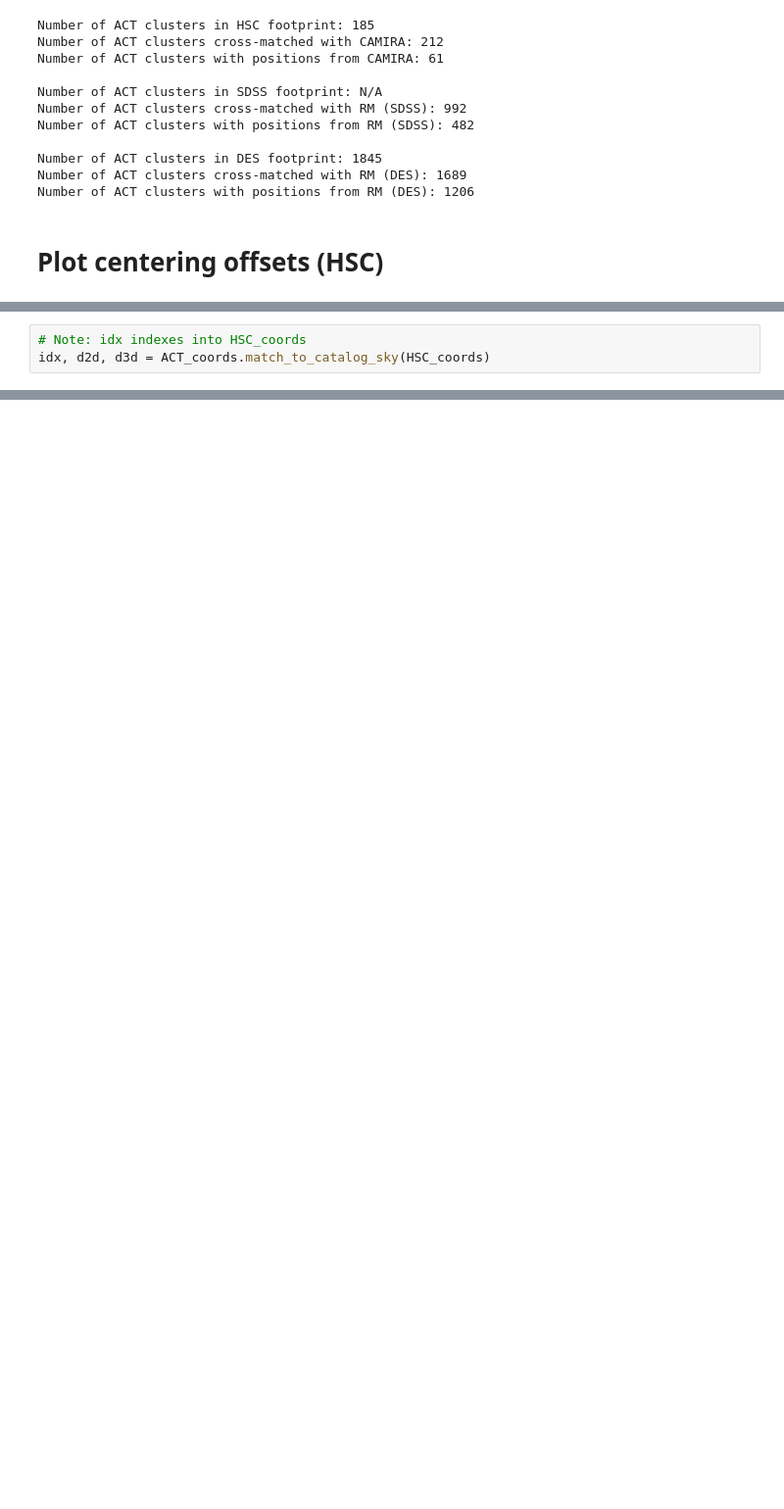
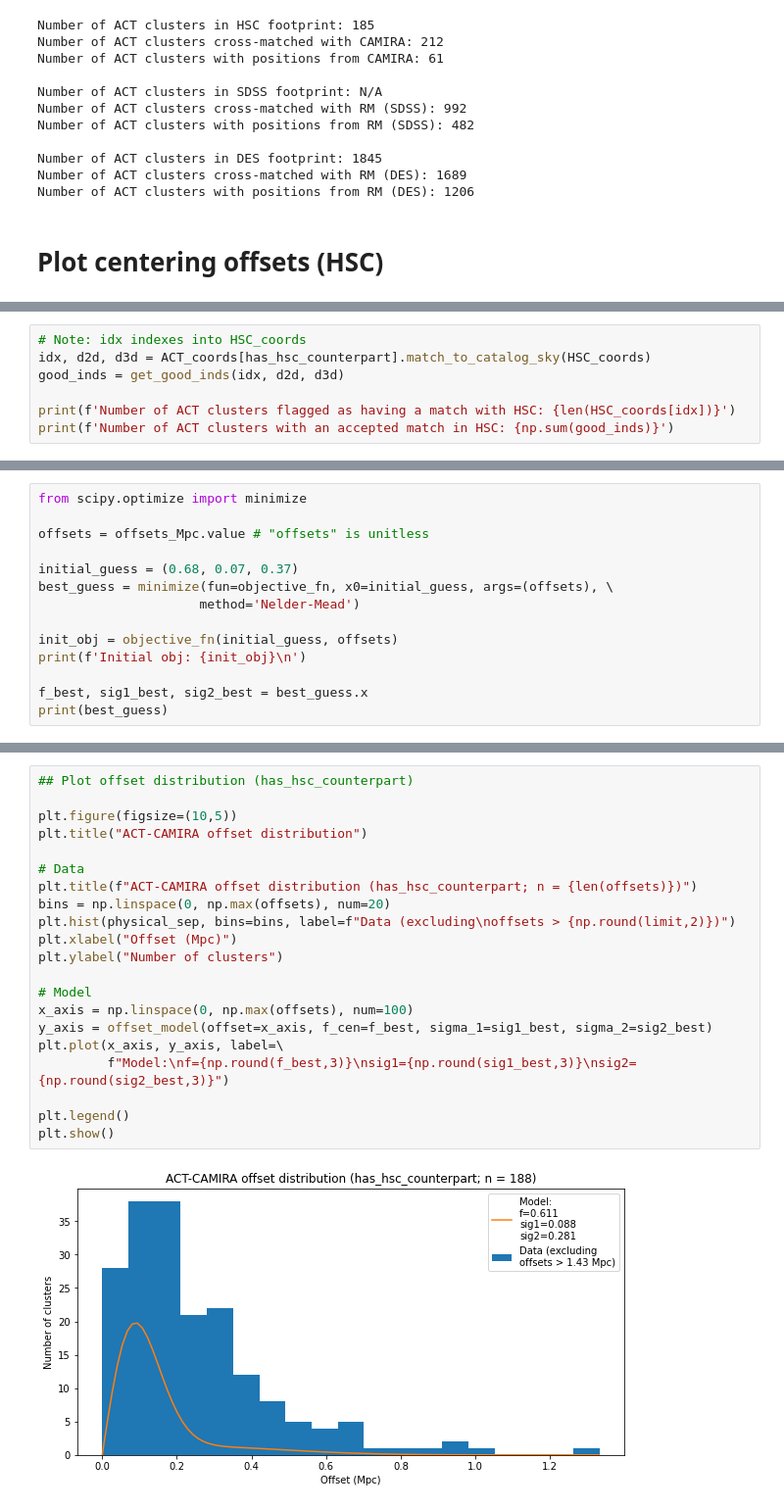
Before and after one commit to Jupiter1994/hsc-miscentering, a Jupyter notebook: Exploring cluster catalogs.ipynb, the cells around one changed output, grey strips where cells are left out. Shown at 98% size. Saved outputs shown, nothing was run; the diff lists cells and outputs as text; blank space fills up the shorter version.

```diff
--- a/Exploring cluster catalogs.ipynb
+++ b/Exploring cluster catalogs.ipynb
@@ -269,3 +387,7 @@ Recall that there are 4195 ACT clusters and 5860 HSC clusters (with richness > 1
 # %%
 # Note: idx indexes into HSC_coords
-idx, d2d, d3d = ACT_coords.match_to_catalog_sky(HSC_coords)
+idx, d2d, d3d = ACT_coords[has_hsc_counterpart].match_to_catalog_sky(HSC_coords)
+good_inds = get_good_inds(idx, d2d, d3d)
+
+print(f'Number of ACT clusters flagged as having a match with HSC: {len(HSC_coords[idx])}')
+print(f'Number of ACT clusters with an accepted match in HSC: {np.sum(good_inds)}')
@@ -276,0 +436,14 @@ np.sum(catalogmsk)
+# %%
+from scipy.optimize import minimize
+
+offsets = offsets_Mpc.value # "offsets" is unitless
+
+initial_guess = (0.68, 0.07, 0.37)
+best_guess = minimize(fun=objective_fn, x0=initial_guess, args=(offsets), \
+                     method='Nelder-Mead')
+
+init_obj = objective_fn(initial_guess, offsets)
+print(f'Initial obj: {init_obj}\n')
+
+f_best, sig1_best, sig2_best = best_guess.x
+print(best_guess)
@@ -276,0 +464,23 @@ np.sum(catalogmsk)
+# %%
+## Plot offset distribution (has_hsc_counterpart)
+
+plt.figure(figsize=(10,5))
+plt.title("ACT-CAMIRA offset distribution")
+
+# Data
+plt.title(f"ACT-CAMIRA offset distribution (has_hsc_counterpart; n = {len(offsets)})")
+bins = np.linspace(0, np.max(offsets), num=20)
+plt.hist(physical_sep, bins=bins, label=f"Data (excluding\noffsets > {np.round(limit,2)})")
+plt.xlabel("Offset (Mpc)")
+plt.ylabel("Number of clusters")
+
+# Model
+x_axis = np.linspace(0, np.max(offsets), num=100)
+y_axis = offset_model(offset=x_axis, f_cen=f_best, sigma_1=sig1_best, sigma_2=sig2_best)
+plt.plot(x_axis, y_axis, label=\
+         f"Model:\nf={np.round(f_best,3)}\nsig1={np.round(sig1_best,3)}\nsig2={np.round(sig2_best,3)}")
+
+plt.legend()
+plt.show()
+# %% [output]
+[figure, added]
```
Also changed, not shown: parts of 48 cells of this notebook, 1 other file.
